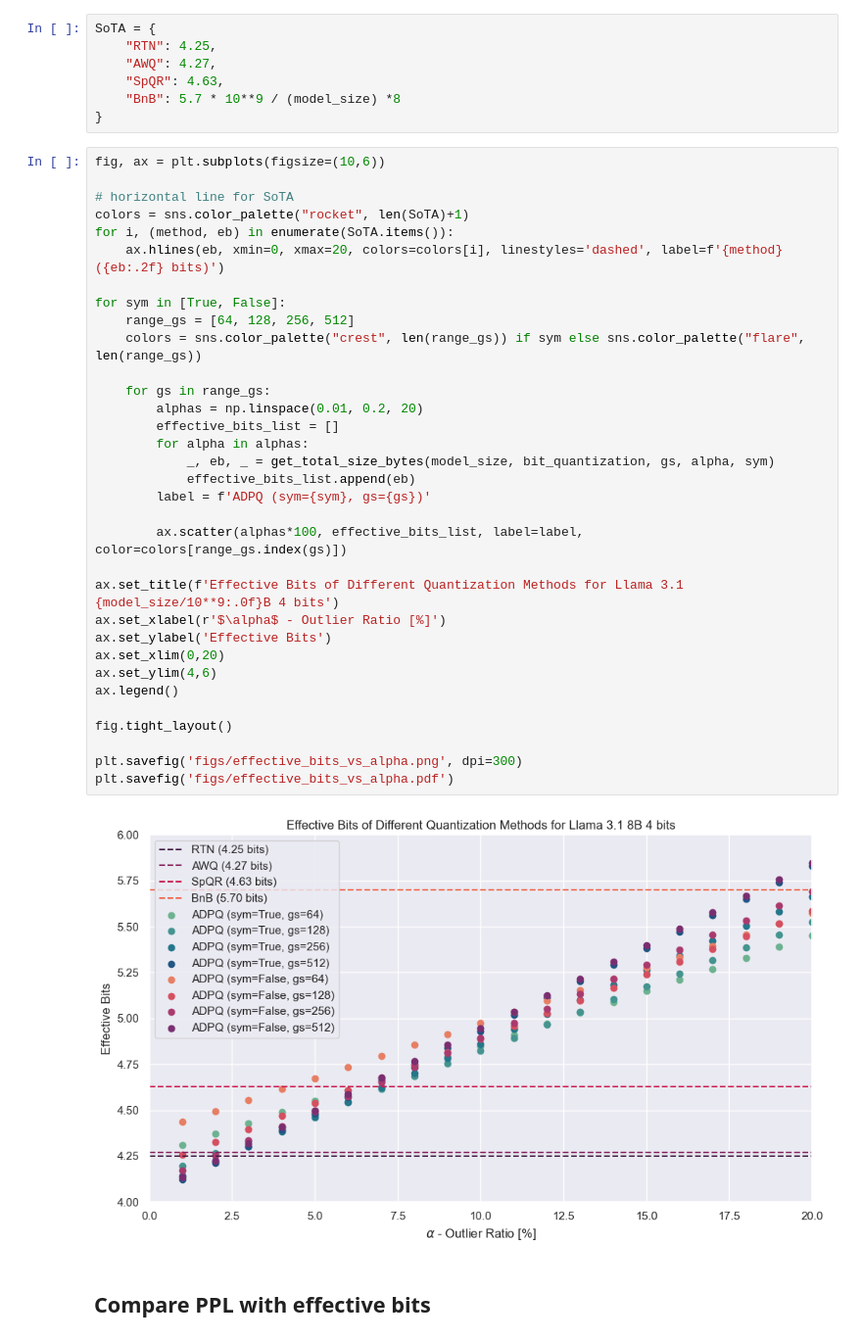
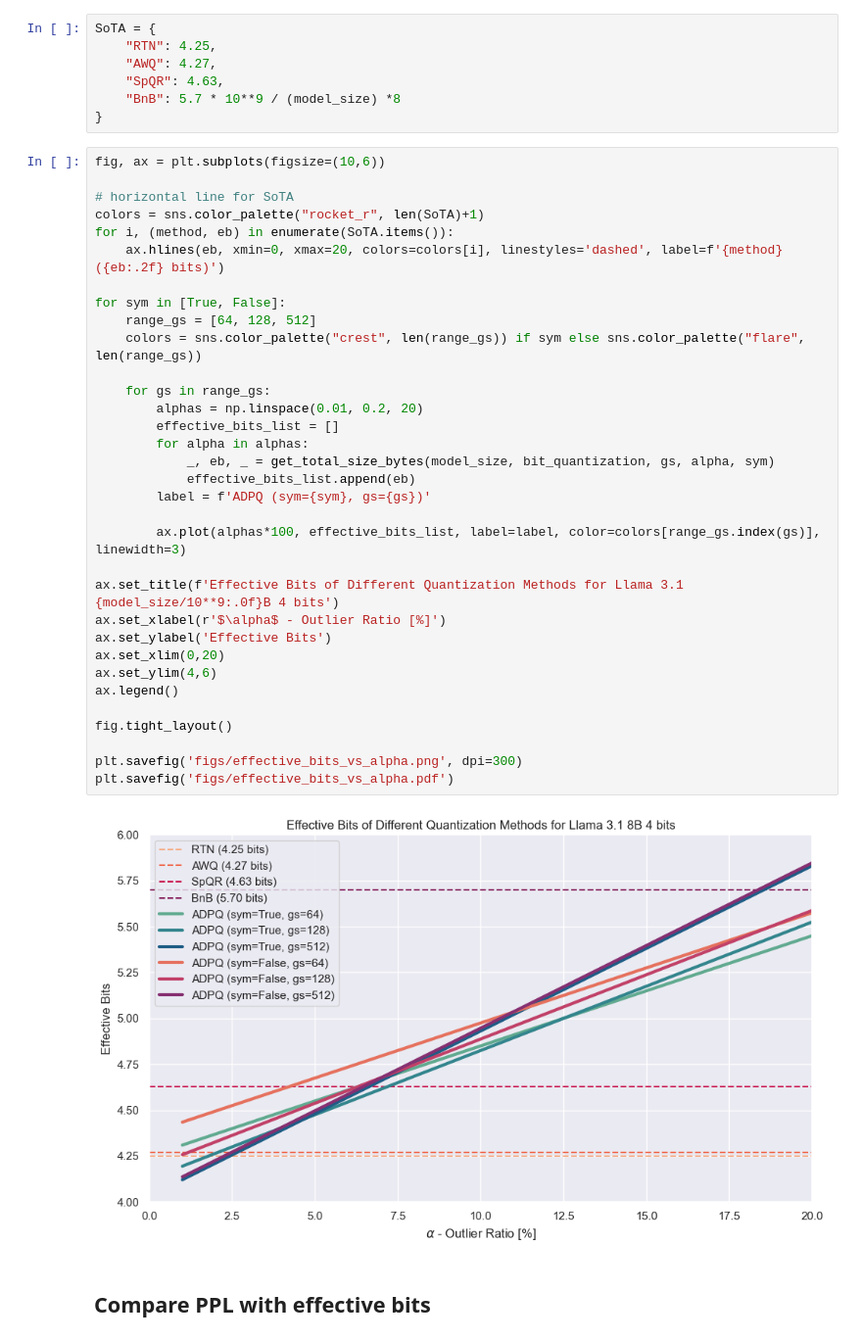
Before and after one commit to Tfloow/auto_adpq, a Jupyter notebook: examples/compute_effective_bits.ipynb, the cells around one changed output. Shown at 98% size. Saved outputs shown, nothing was run; the diff lists cells and outputs as text.

Commit message:
Updated figures and new benchmark results

```diff
--- a/examples/compute_effective_bits.ipynb
+++ b/examples/compute_effective_bits.ipynb
@@ -47,37 +47,37 @@ SoTA = {
 fig, ax = plt.subplots(figsize=(10,6))
 
 # horizontal line for SoTA
-colors = sns.color_palette("rocket", len(SoTA)+1)
+colors = sns.color_palette("rocket_r", len(SoTA)+1)
 for i, (method, eb) in enumerate(SoTA.items()):
     ax.hlines(eb, xmin=0, xmax=20, colors=colors[i], linestyles='dashed', label=f'{method} ({eb:.2f} bits)')
 
 for sym in [True, False]:
-    range_gs = [64, 128, 256, 512]
+    range_gs = [64, 128, 512]
     colors = sns.color_palette("crest", len(range_gs)) if sym else sns.color_palette("flare", len(range_gs))
 
     for gs in range_gs:
         alphas = np.linspace(0.01, 0.2, 20)
         effective_bits_list = []
         for alpha in alphas:
             _, eb, _ = get_total_size_bytes(model_size, bit_quantization, gs, alpha, sym)
             effective_bits_list.append(eb)
         label = f'ADPQ (sym={sym}, gs={gs})'
 
-        ax.scatter(alphas*100, effective_bits_list, label=label, color=colors[range_gs.index(gs)])
+        ax.plot(alphas*100, effective_bits_list, label=label, color=colors[range_gs.index(gs)], linewidth=3)
 
 ax.set_title(f'Effective Bits of Different Quantization Methods for Llama 3.1 {model_size/10**9:.0f}B 4 bits')
 ax.set_xlabel(r'$\alpha$ - Outlier Ratio [%]')
 ax.set_ylabel('Effective Bits')
 ax.set_xlim(0,20)
 ax.set_ylim(4,6)
 ax.legend()
 
 fig.tight_layout()
 
 plt.savefig('figs/effective_bits_vs_alpha.png', dpi=300)
 plt.savefig('figs/effective_bits_vs_alpha.pdf')
 # %% [output]
-[figure, old version]
+[figure, new version]
 # %% [markdown]
 ## Compare PPL with effective bits
 # %%
```
Also changed, not shown: parts of 2 cells of this notebook, 12 other files.
